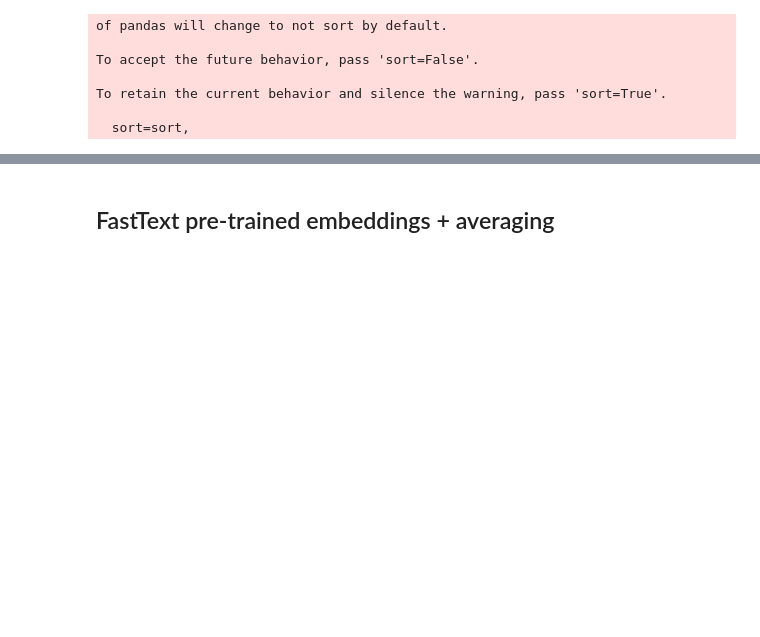
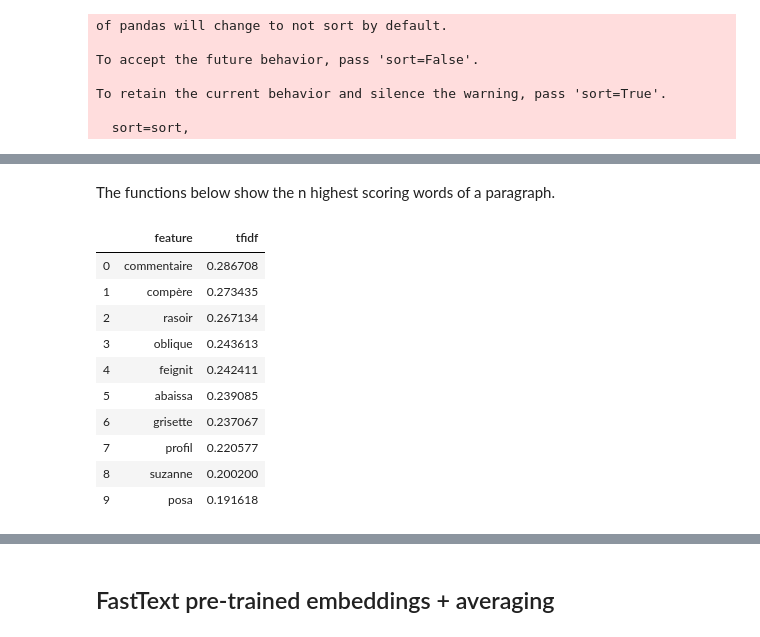
Before and after one commit to meteve/NLP_project, a Jupyter notebook: scripts/who_wrote_this-Copy1.ipynb, the cells around one changed output, grey strips where cells are left out. Saved outputs shown, nothing was run; the diff lists cells and outputs as text; code cells hidden in the pictures; blank space fills up the shorter version.

```diff
--- a/scripts/who_wrote_this-Copy1.ipynb
+++ b/scripts/who_wrote_this-Copy1.ipynb
@@ -149,0 +154,2 @@ conf_matrix_test
+# %% [markdown]
+The functions below show the n highest scoring words of a paragraph.
@@ -149,0 +164,19 @@ conf_matrix_test
+# %%
+def top_feats_in_doc(Xtr, features, row_id, top_n=25):
+    ''' Top tfidf features in specific document (matrix row) '''
+    row = np.squeeze(Xtr[row_id].toarray())
+    return top_tfidf_feats(row, features, top_n)
+# %%
+top_feats_in_doc(Xtr, features, 7, top_n=10)
+# %% [output]
+|  | feature | tfidf |
+| 0 | commentaire | 0.286708 |
+| 1 | compère | 0.273435 |
+| 2 | rasoir | 0.267134 |
+| 3 | oblique | 0.243613 |
+| 4 | feignit | 0.242411 |
+| 5 | abaissa | 0.239085 |
+| 6 | grisette | 0.237067 |
+| 7 | profil | 0.220577 |
+| 8 | suzanne | 0.200200 |
+| 9 | posa | 0.191618 |
```
Also changed, not shown: parts of 9 cells of this notebook.
